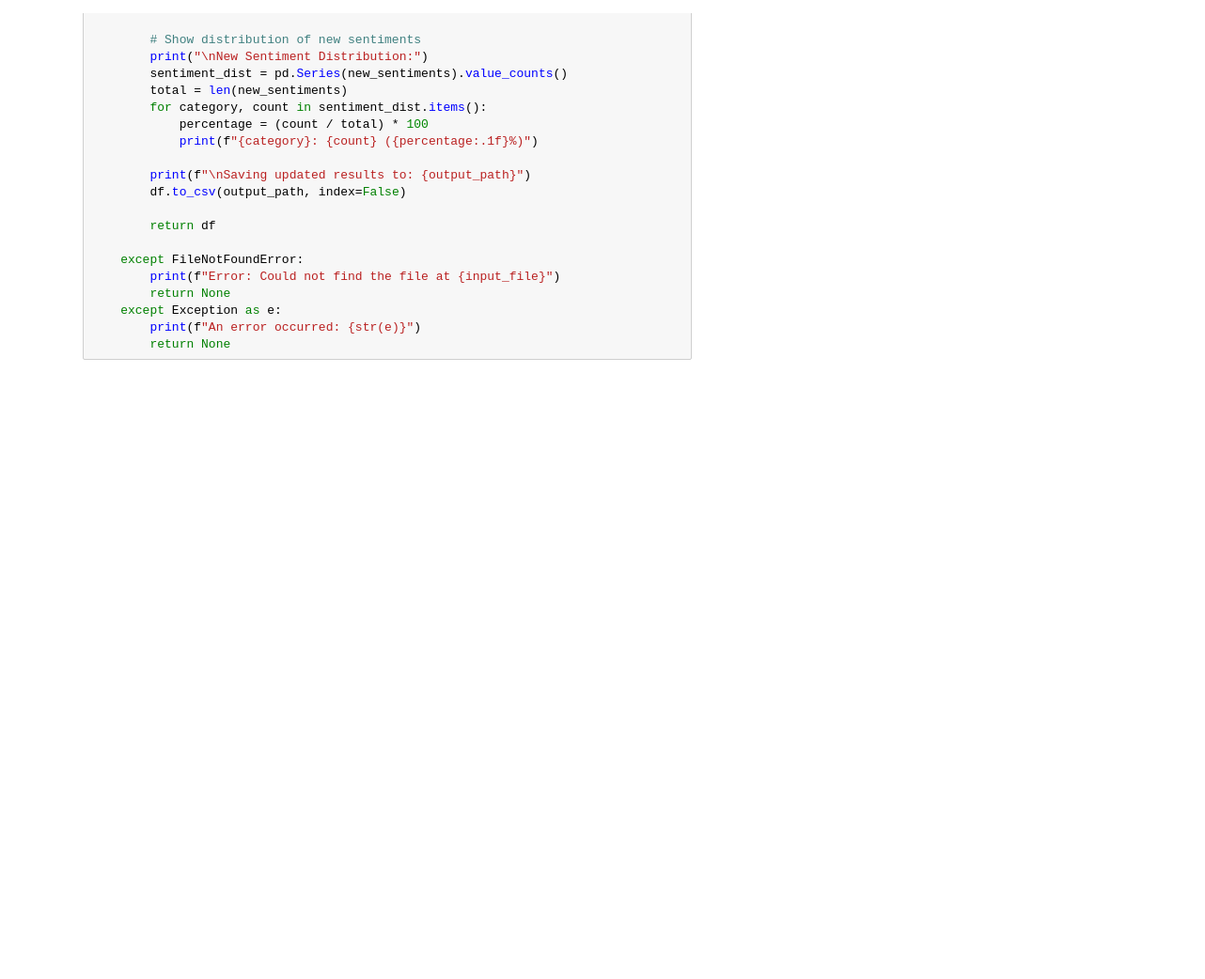
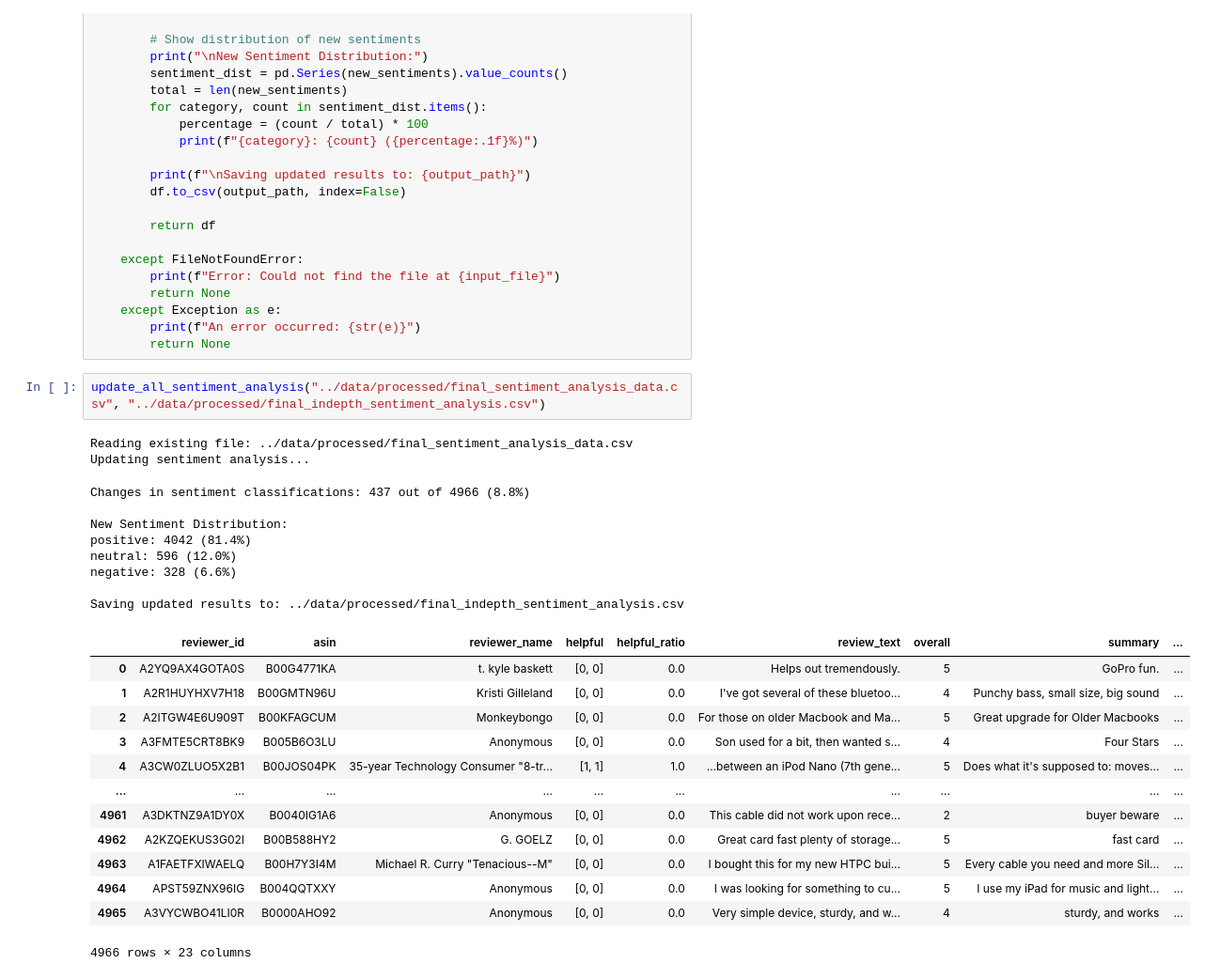
Before and after one commit to yizucodes/Five-Star, a Jupyter notebook: notebooks/03_sentiment_analysis_indepth_part2.ipynb, the cells around one changed output. Shown: that part at 94% size. Saved outputs shown, nothing was run; the diff lists cells and outputs as text; blank space fills up the shorter version.

```diff
--- a/notebooks/03_sentiment_analysis_indepth_part2.ipynb
+++ b/notebooks/03_sentiment_analysis_indepth_part2.ipynb
@@ -424,3 +424,29 @@ def update_all_sentiment_analysis(input_file, output_path):
     except Exception as e:
         print(f"An error occurred: {str(e)}")
         return None
+# %%
+update_all_sentiment_analysis("../data/processed/final_sentiment_analysis_data.csv", "../data/processed/final_indepth_sentiment_analysis.csv")
+# %% [output]
+Reading existing file: ../data/processed/final_sentiment_analysis_data.csv
+Updating sentiment analysis...
+Changes in sentiment classifications: 437 out of 4966 (8.8%)
+
+New Sentiment Distribution:
+positive: 4042 (81.4%)
+neutral: 596 (12.0%)
+negative: 328 (6.6%)
+
+Saving updated results to: ../data/processed/final_indepth_sentiment_analysis.csv
+|  | reviewer_id | asin | reviewer_name | helpful | helpful_ratio | review_text | overall | summary | ... |
+| 0 | A2YQ9AX4GOTA0S | B00G4771KA | t. kyle baskett | [0, 0] | 0.0 | Helps out tremendously. | 5 | GoPro fun. | ... |
+| 1 | A2R1HUYHXV7H18 | B00GMTN96U | Kristi Gilleland | [0, 0] | 0.0 | I've got several of these bluetoo... | 4 | Punchy bass, small size, big sound | ... |
+| 2 | A2ITGW4E6U909T | B00KFAGCUM | Monkeybongo | [0, 0] | 0.0 | For those on older Macbook and Ma... | 5 | Great upgrade for Older Macbooks | ... |
+| 3 | A3FMTE5CRT8BK9 | B005B6O3LU | Anonymous | [0, 0] | 0.0 | Son used for a bit, then wanted s... | 4 | Four Stars | ... |
+| 4 | A3CW0ZLUO5X2B1 | B00JOS04PK | 35-year Technology Consumer "8-tr... | [1, 1] | 1.0 | ...between an iPod Nano (7th gene... | 5 | Does what it's supposed to: moves... | ... |
+| ... | ... | ... | ... | ... | ... | ... | ... | ... | ... |
+| 4961 | A3DKTNZ9A1DY0X | B0040IG1A6 | Anonymous | [0, 0] | 0.0 | This cable did not work upon rece... | 2 | buyer beware | ... |
+| 4962 | A2KZQEKUS3G02I | B00B588HY2 | G. GOELZ | [0, 0] | 0.0 | Great card fast plenty of storage... | 5 | fast card | ... |
+| 4963 | A1FAETFXIWAELQ | B00H7Y3I4M | Michael R. Curry "Tenacious--M" | [0, 0] | 0.0 | I bought this for my new HTPC bui... | 5 | Every cable you need and more Sil... | ... |
+| 4964 | APST59ZNX96IG | B004QQTXXY | Anonymous | [0, 0] | 0.0 | I was looking for something to cu... | 5 | I use my iPad for music and light... | ... |
+| 4965 | A3VYCWBO41LI0R | B0000AHO92 | Anonymous | [0, 0] | 0.0 | Very simple device, sturdy, and w... | 4 | sturdy, and works | ... |
+4966 rows × 23 columns
```
Also changed, not shown: 1 other file.
